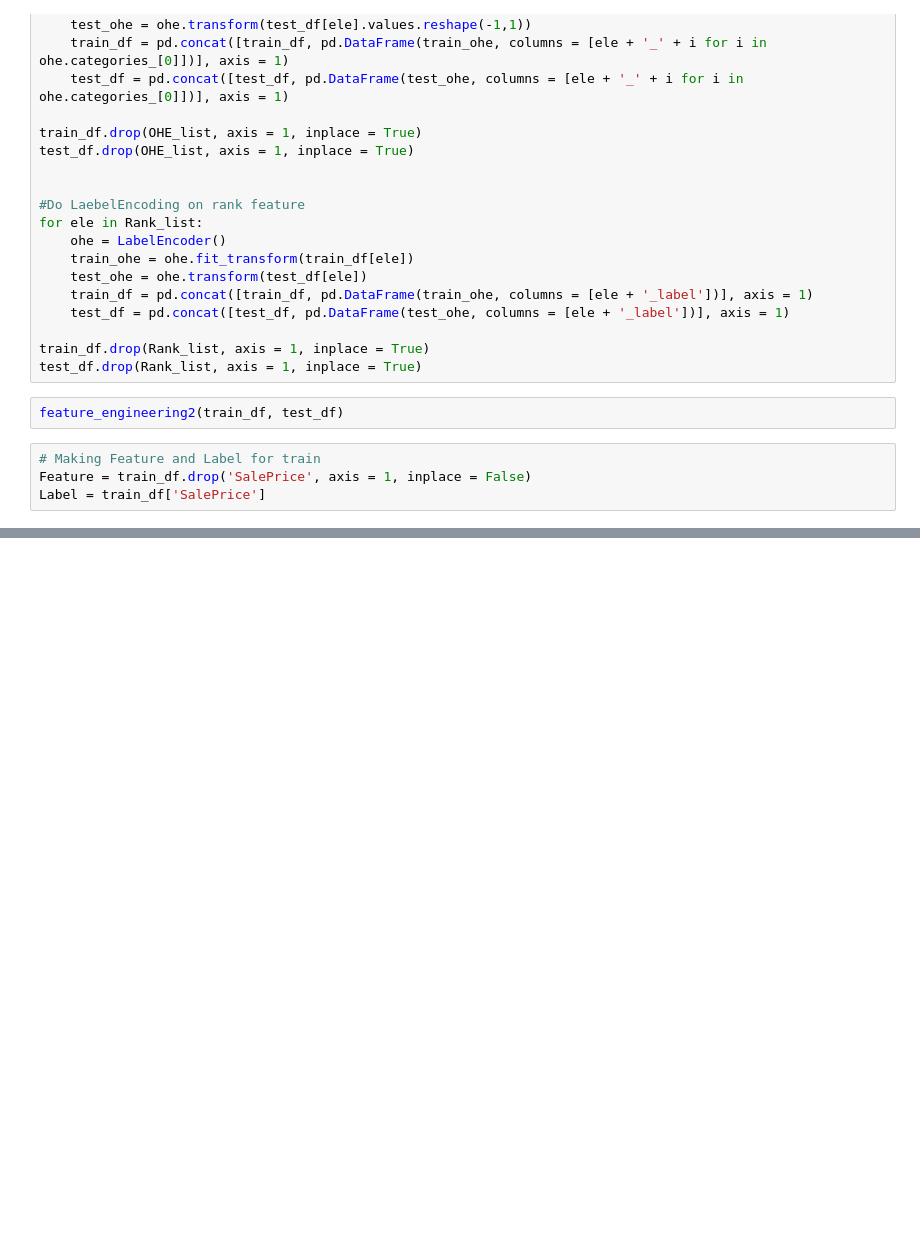
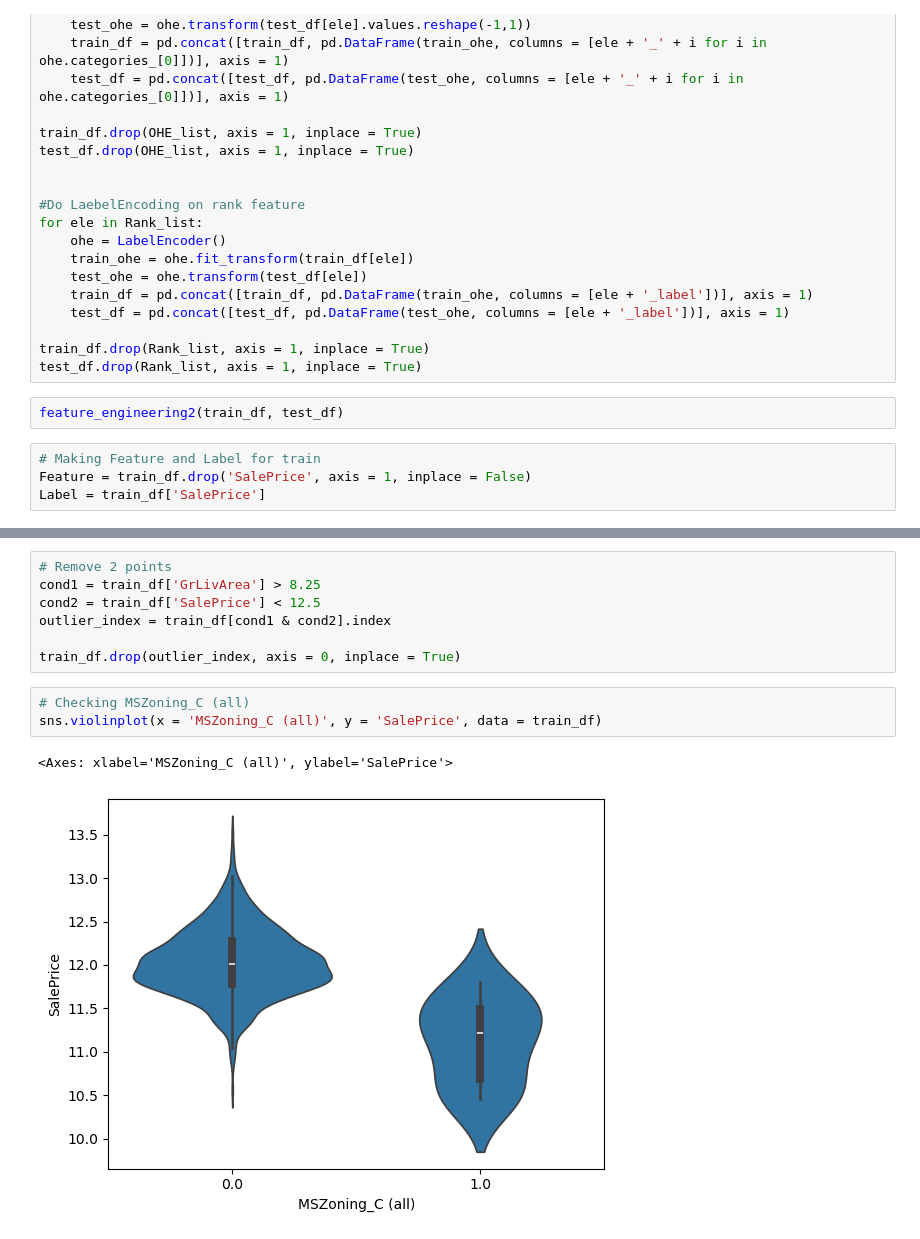
Before and after one commit to JeongHun01/Kaggle, a Jupyter notebook: House_prices/First_Attempt/Training.ipynb, the cells around one changed output, grey strips where cells are left out. Drawn from its saved outputs; the diff is of its cells as text; blank space fills up the shorter version.

```diff
--- a/House_prices/First_Attempt/Training.ipynb
+++ b/House_prices/First_Attempt/Training.ipynb
@@ -215,0 +291,13 @@ print("튜닝 전 Ridge 모델 RSME :", -np.mean(ridge_score))
+# %%
+# Remove 2 points
+cond1 = train_df['GrLivArea'] > 8.25
+cond2 = train_df['SalePrice'] < 12.5
+outlier_index = train_df[cond1 & cond2].index
+
+train_df.drop(outlier_index, axis = 0, inplace = True)
+# %%
+# Checking MSZoning_C (all)
+sns.violinplot(x = 'MSZoning_C (all)', y = 'SalePrice', data = train_df)
+# %% [output]
+<Axes: xlabel='MSZoning_C (all)', ylabel='SalePrice'>
+[figure, added]
```
Also changed, not shown: parts of 16 cells of this notebook.
